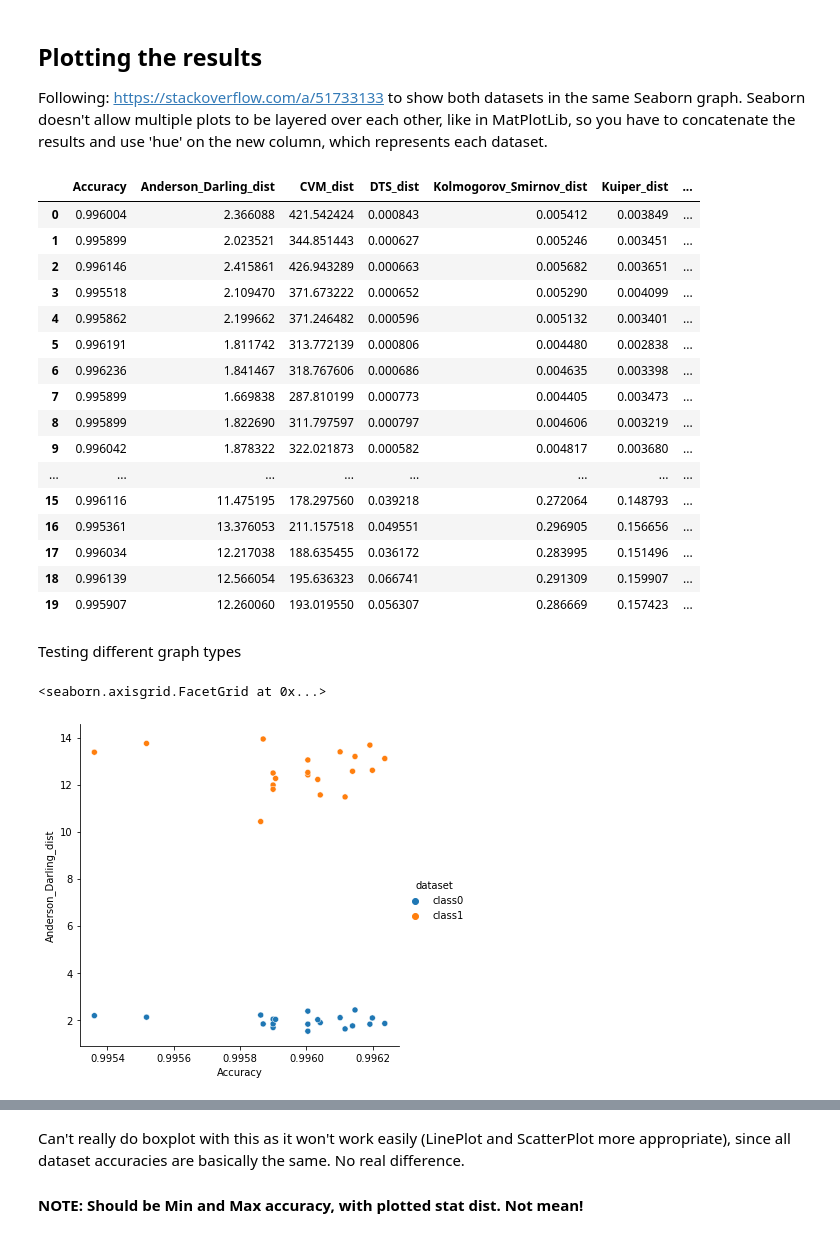
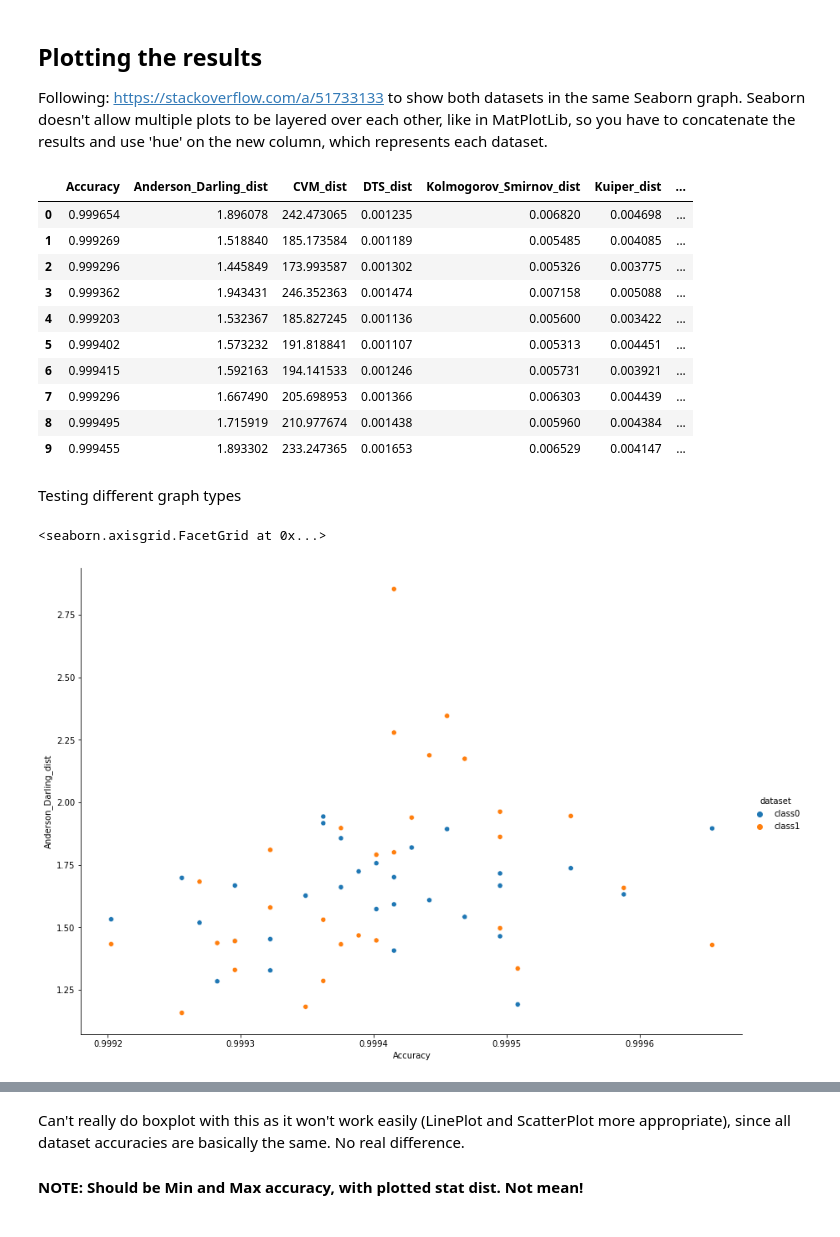
Before and after one commit to ISorokos/SafeML, a Jupyter notebook: Implementation_in_Python/CICIDS2017_Security_Data/Security_CICIDS2017_v1.ipynb, the cells around one changed output, grey strips where cells are left out. Cells and saved outputs as stored; diff of their text form; code cells hidden in the pictures.

```diff
--- a/Implementation_in_Python/CICIDS2017_Security_Data/Security_CICIDS2017_v1.ipynb
+++ b/Implementation_in_Python/CICIDS2017_Security_Data/Security_CICIDS2017_v1.ipynb
@@ -254,7 +254,7 @@ def get_statistical_dist_measures_for_class_result(accuracy, X_train_L, X_test_L
 TODO: Add documentation for method
 # %%
 # Send to top and add documentation for it
-def get_X_train_and_test_data_for_given_label(labels, label_index, X_train, X_test, y_train, y_test):
+def get_X_train_and_test_data_for_given_label(labels, label_index, pred_y, X_train, X_test, y_train, y_test):
     X_train_loc_for_label = X_train.loc[y_train == labels[label_index]]
     X_test_loc_for_label = X_test.loc[pred_y == labels[label_index]]
 
@@ -266,7 +266,7 @@ def get_X_train_and_test_data_for_given_label(labels, label_index, X_train, X_te
 dimensions_num_for_PCA = 30
 
 # Max number of permutations to run. Can be altered for needs.
-number_of_permutations = 20
+number_of_permutations = 30
 
 # 10 folds is usually the heuristic to follow for larger datasets of around this size.
 num_of_splits_for_skf = 10
@@ -298,7 +298,7 @@ num_of_statistical_dist_measures = 6
 
 - **df.head()** just shows the top (5 by default) entries in the imported dataset, which is now of type Pandas.Dataframe (see docs: https://pandas.pydata.org/pandas-docs/stable/reference/api/pandas.DataFrame.head.html)
 # %%
-Friday_Morning_Data = pd.read_csv('Friday-WorkingHours-Morning.pcap_ISCX.csv')
+Friday_Morning_Data = pd.read_csv('Friday-WorkingHours-Afternoon-DDos.pcap_ISCX.csv')
 df = Friday_Morning_Data.copy()
 print("Datatype of Dataframe i.e. Pandas Dataframe: ", type(df))
 print("Datatype of Column i.e. Pandas Series: ", type(df.iloc[:, 1]))
@@ -1017,10 +1017,10 @@ list_of_lists_results = [[] for i in range(number_of_classes)]
 
 for current_permutation in range(number_of_permutations):
     # 1.1. Cross validation, train test splitting here (extract to functions)
-    #X_train, X_test, y_train, y_test = get_shuffled_stratifiedKFold_train_test_split(X, y)
+    X_train, X_test, y_train, y_test = get_shuffled_stratifiedKFold_train_test_split(X, y)
 
     # Trying simple splitting, with 30% training data to simulate new dataset...
-    X_train, X_test, y_train, y_test = train_test_split(X, y, test_size=0.7, shuffle=True)
+    #X_train, X_test, y_train, y_test = train_test_split(X, y, test_size=0.3, shuffle=True)
 
     # 1.2. Train MLP classifier here using the train and test data, and call model.predict to get pred_y
     pred_y, accuracy = train_and_predict_Neural_Network_MLP_model(X_train, X_test, y_train, y_test)
@@ -1030,7 +1030,7 @@ for current_permutation in range(number_of_permutations):
 
         # 1.4. Gets the correct indices for the train and test data (X)
         X_train_loc_for_label, X_test_loc_for_label = get_X_train_and_test_data_for_given_label(labels,
-                                                              current_label, X_train, X_test, y_train, y_test)
+                                                        current_label, pred_y, X_train, X_test, y_train, y_test)
 
         # 1.5. Get all statistical dist measures for current_label
         dict_result_row = get_statistical_dist_measures_for_class_result(accuracy,
@@ -1084,32 +1084,27 @@ There's only 2 classes, so only 2 result dataframes are shown. Each row represen
 Following: https://stackoverflow.com/a/51733133 to show both datasets in the same Seaborn graph. Seaborn doesn't allow multiple plots to be layered over each other, like in MatPlotLib, so you have to concatenate the results and use 'hue' on the new column, which represents each dataset.
 # %%
 concatenated = pd.concat([result_dataframes[0].assign(dataset='class0'), result_dataframes[1].assign(dataset='class1')])
-concatenated
+concatenated.head(10)
 # %% [output]
 |  | Accuracy | Anderson_Darling_dist | CVM_dist | DTS_dist | Kolmogorov_Smirnov_dist | Kuiper_dist | ... |
-| 0 | 0.996004 | 2.366088 | 421.542424 | 0.000843 | 0.005412 | 0.003849 | ... |
-| 1 | 0.995899 | 2.023521 | 344.851443 | 0.000627 | 0.005246 | 0.003451 | ... |
-| 2 | 0.996146 | 2.415861 | 426.943289 | 0.000663 | 0.005682 | 0.003651 | ... |
-| 3 | 0.995518 | 2.109470 | 371.673222 | 0.000652 | 0.005290 | 0.004099 | ... |
-| 4 | 0.995862 | 2.199662 | 371.246482 | 0.000596 | 0.005132 | 0.003401 | ... |
-| 5 | 0.996191 | 1.811742 | 313.772139 | 0.000806 | 0.004480 | 0.002838 | ... |
-| 6 | 0.996236 | 1.841467 | 318.767606 | 0.000686 | 0.004635 | 0.003398 | ... |
-| 7 | 0.995899 | 1.669838 | 287.810199 | 0.000773 | 0.004405 | 0.003473 | ... |
-| 8 | 0.995899 | 1.822690 | 311.797597 | 0.000797 | 0.004606 | 0.003219 | ... |
-| 9 | 0.996042 | 1.878322 | 322.021873 | 0.000582 | 0.004817 | 0.003680 | ... |
-| ... | ... | ... | ... | ... | ... | ... | ... |
-| 15 | 0.996116 | 11.475195 | 178.297560 | 0.039218 | 0.272064 | 0.148793 | ... |
-| 16 | 0.995361 | 13.376053 | 211.157518 | 0.049551 | 0.296905 | 0.156656 | ... |
-| 17 | 0.996034 | 12.217038 | 188.635455 | 0.036172 | 0.283995 | 0.151496 | ... |
-| 18 | 0.996139 | 12.566054 | 195.636323 | 0.066741 | 0.291309 | 0.159907 | ... |
-| 19 | 0.995907 | 12.260060 | 193.019550 | 0.056307 | 0.286669 | 0.157423 | ... |
+| 0 | 0.999654 | 1.896078 | 242.473065 | 0.001235 | 0.006820 | 0.004698 | ... |
+| 1 | 0.999269 | 1.518840 | 185.173584 | 0.001189 | 0.005485 | 0.004085 | ... |
+| 2 | 0.999296 | 1.445849 | 173.993587 | 0.001302 | 0.005326 | 0.003775 | ... |
+| 3 | 0.999362 | 1.943431 | 246.352363 | 0.001474 | 0.007158 | 0.005088 | ... |
+| 4 | 0.999203 | 1.532367 | 185.827245 | 0.001136 | 0.005600 | 0.003422 | ... |
+| 5 | 0.999402 | 1.573232 | 191.818841 | 0.001107 | 0.005313 | 0.004451 | ... |
+| 6 | 0.999415 | 1.592163 | 194.141533 | 0.001246 | 0.005731 | 0.003921 | ... |
+| 7 | 0.999296 | 1.667490 | 205.698953 | 0.001366 | 0.006303 | 0.004439 | ... |
+| 8 | 0.999495 | 1.715919 | 210.977674 | 0.001438 | 0.005960 | 0.004384 | ... |
+| 9 | 0.999455 | 1.893302 | 233.247365 | 0.001653 | 0.006529 | 0.004147 | ... |
 # %% [markdown]
 Testing different graph types
 # %%
-sns.relplot(data=concatenated, x='Accuracy', y='Anderson_Darling_dist', hue='dataset', kind='scatter')
+sns.relplot(data=concatenated, x='Accuracy', y='Anderson_Darling_dist',
+                hue='dataset', height=8.27, aspect=11.7/8.27)
 # %% [output]
 <seaborn.axisgrid.FacetGrid at 0x...>
-[figure, old version]
+[figure, new version]
 # %%
 sns.pairplot(
     data=concatenated,
```
Also changed, not shown: parts of 33 cells of this notebook.
